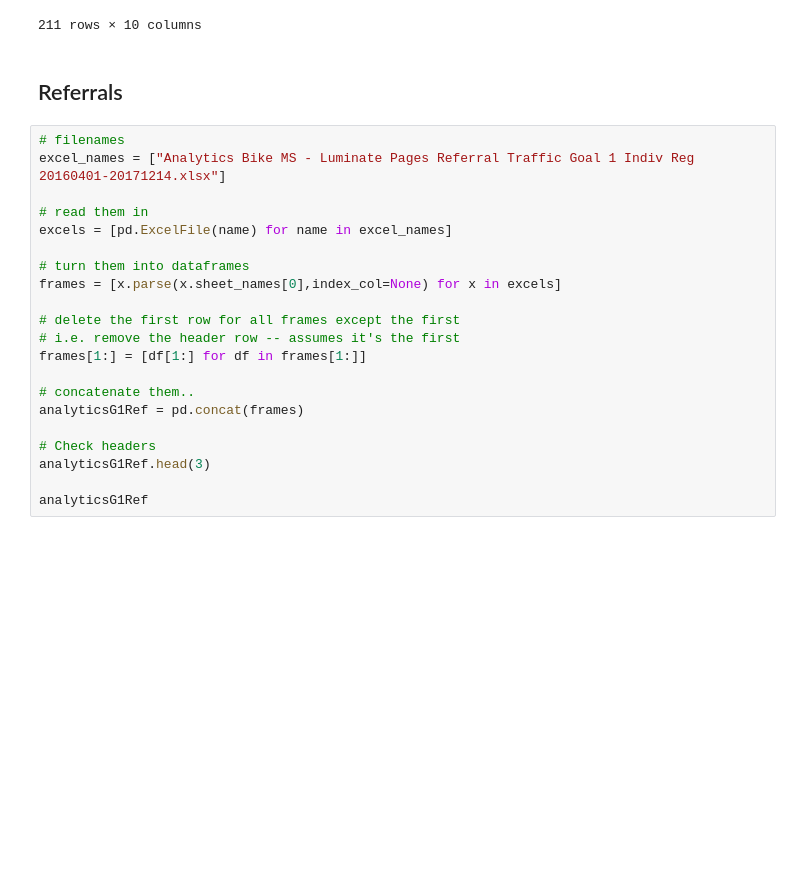
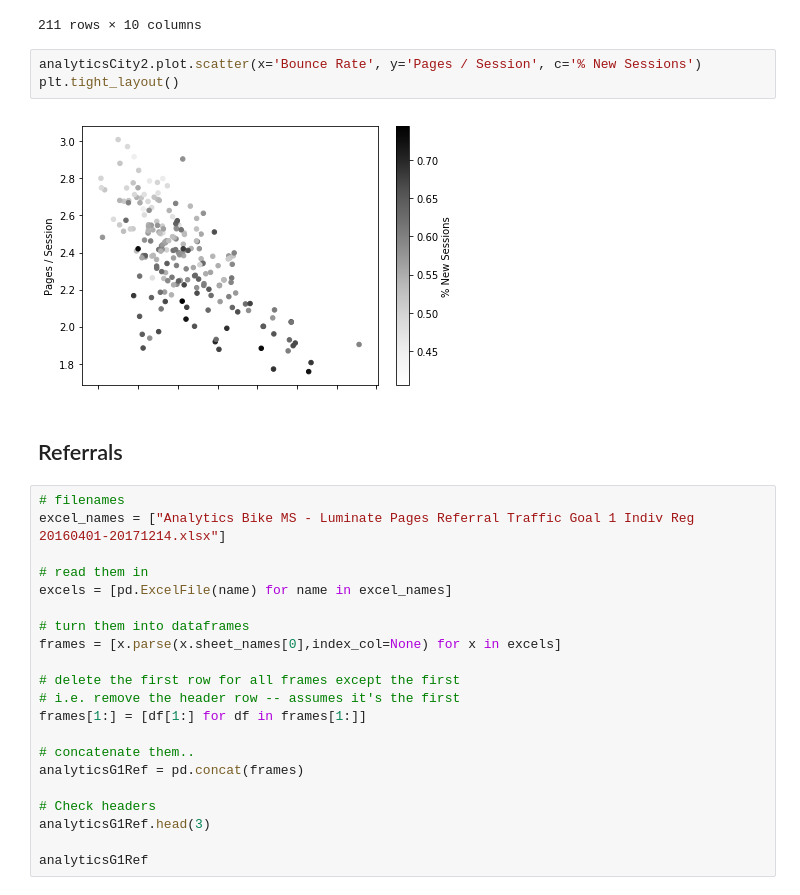
Before and after one commit to mills-jeffreyb/GENBA894, a Jupyter notebook: Mills_Jeff_CapstoneProject-Google.ipynb, the cells around one changed output. Cells and saved outputs as stored; diff of their text form; blank space fills up the shorter version.

```diff
--- a/Mills_Jeff_CapstoneProject-Google.ipynb
+++ b/Mills_Jeff_CapstoneProject-Google.ipynb
@@ -330,6 +340,11 @@ analyticsCity2
 | 209 | Alpena MI | 100 | 0.730000 | 73 | 0.350000 | 2.420000 | 200.170000 | ... |
 | 210 | Total | 8719049 | 0.531862 | 4637331 | 0.388533 | 2.463890 | 187.011798 | ... |
 211 rows × 10 columns
+# %%
+analyticsCity2.plot.scatter(x='Bounce Rate', y='Pages / Session', c='% New Sessions')
+plt.tight_layout()
+# %% [output]
+[figure, added]
 # %% [markdown]
 ## Referrals
 # %%
```
Also changed, not shown: parts of 6 cells of this notebook.
